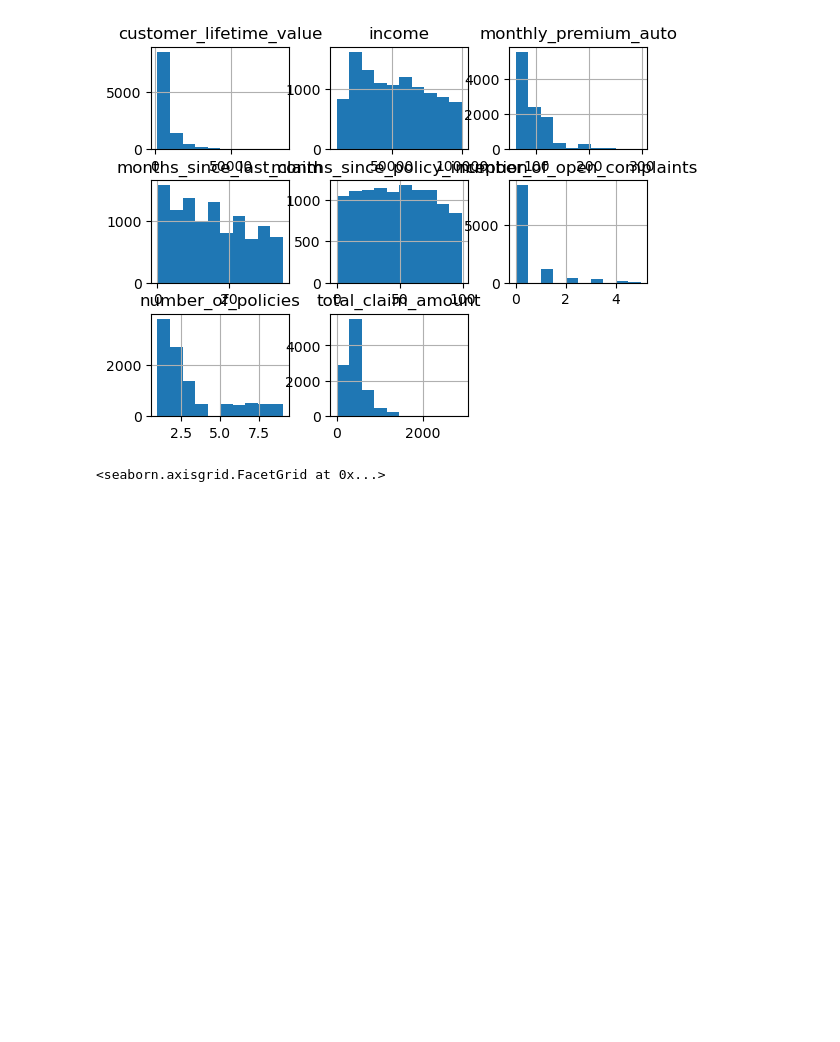
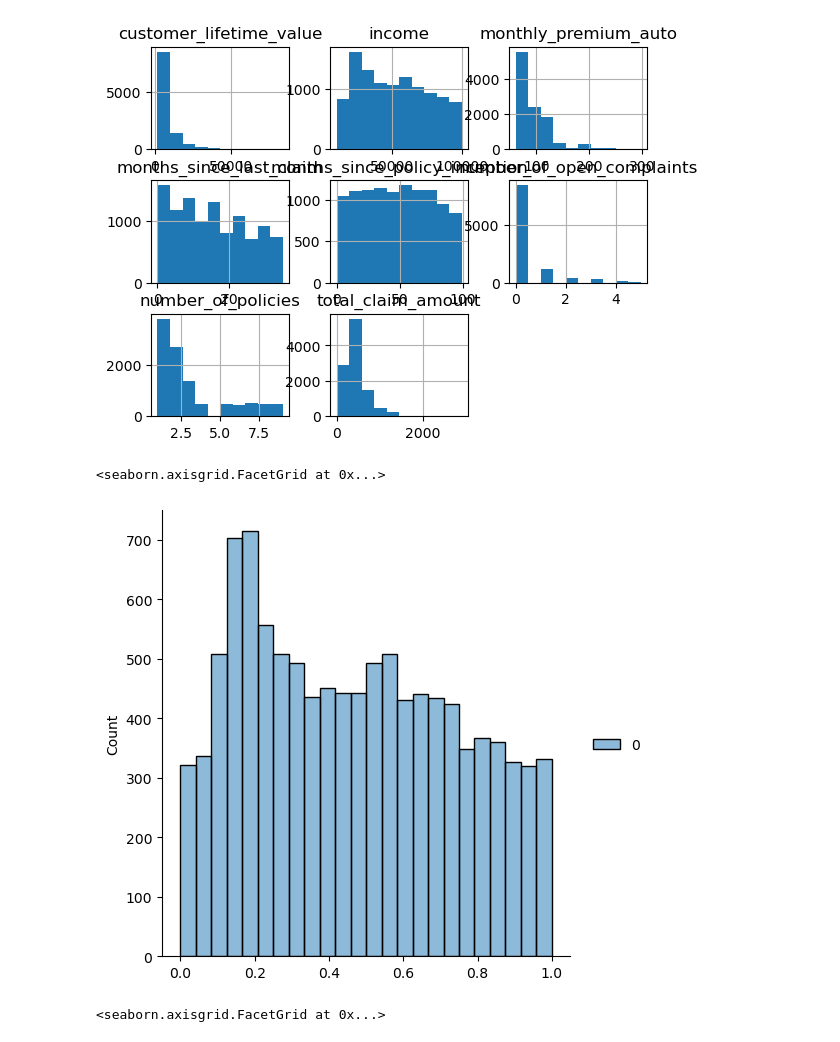
Before and after one commit to ValeluDelgado/NewLabsValelu, a Jupyter notebook: Labs week 4/Again lab from monday .ipynb, the cells around one changed output. Drawn from its saved outputs; the diff is of its cells as text; code cells hidden in the pictures; blank space fills up the shorter version.

```diff
--- a/Labs week 4/Again lab from monday .ipynb
+++ b/Labs week 4/Again lab from monday .ipynb
@@ -107,6 +107,13 @@ array([[<Axes: title={'center': 'customer_lifetime_value'}>,
 scaler = MinMaxScaler()
 # %%
 numeric_data['income'] = scaler.fit_transform(numeric_data[['income']])
+# %%
+varA = scaler.fit_transform(numeric_data[['income']])
+# %%
+sns.displot(varA)
+# %% [output]
+<seaborn.axisgrid.FacetGrid at 0x...>
+[figure, added]
 # %%
 sns.displot(numeric_data.income)
 # %% [output]
```
Also changed, not shown: parts of 3 cells of this notebook, 2 other files.
